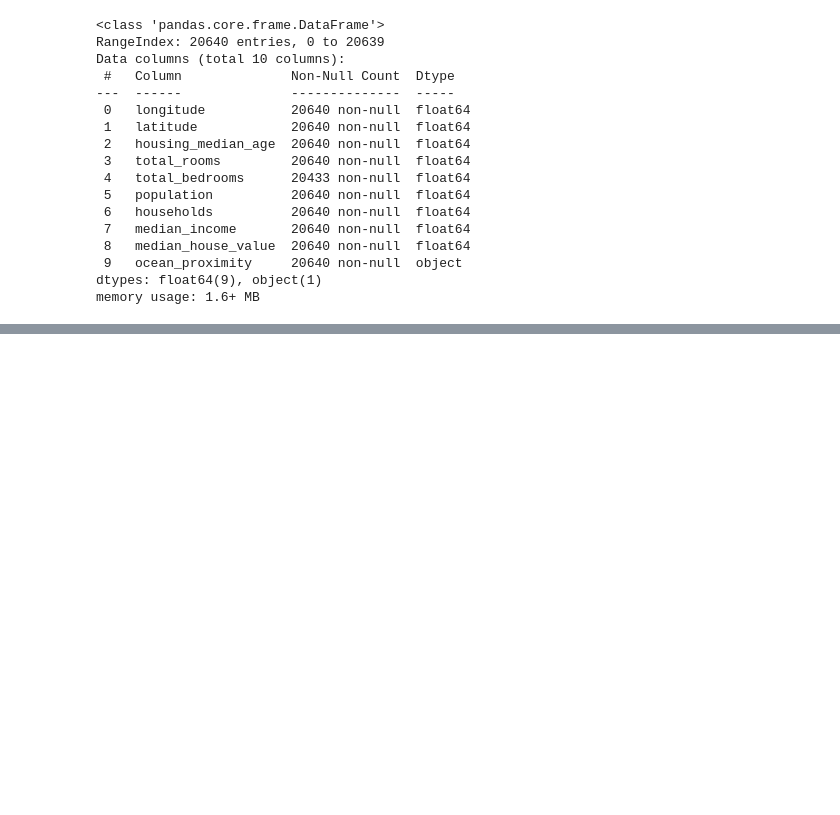
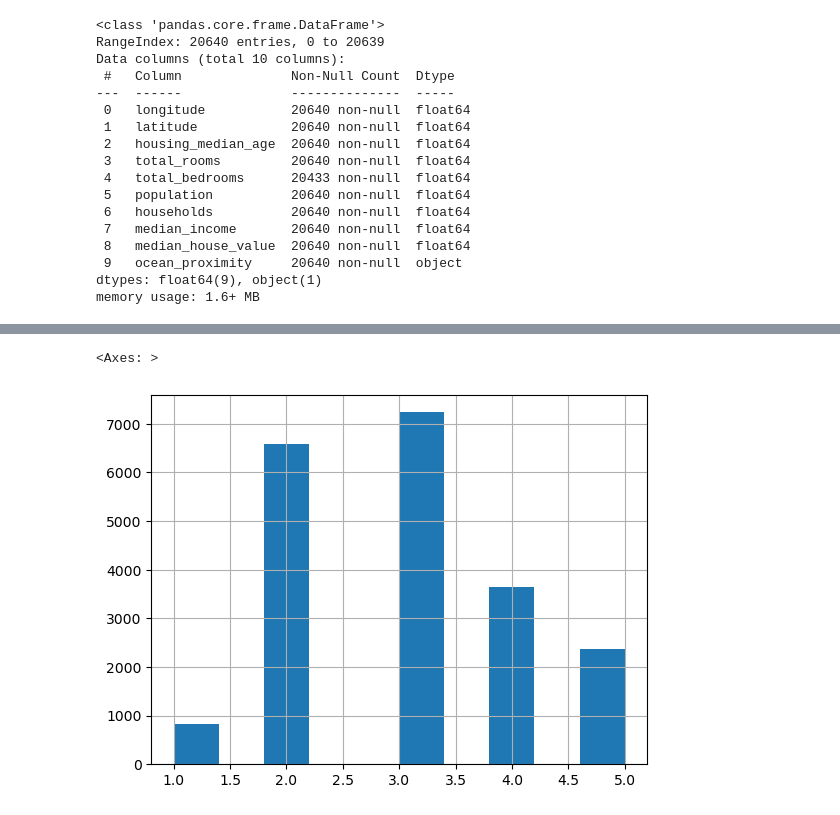
Before and after one commit to kekeli-the-light/ml-beginner, a Jupyter notebook: housing-model.ipynb, the cells around one changed output, grey strips where cells are left out. Saved outputs shown, nothing was run; the diff lists cells and outputs as text; code cells hidden in the pictures; blank space fills up the shorter version.

```diff
--- a/housing-model.ipynb
+++ b/housing-model.ipynb
@@ -74,0 +96,5 @@ housing["income_cat"] = pd.cut(housing["median_income"],
+# %%
+housing["income_cat"].hist()
+# %% [output]
+<Axes: >
+[figure, added]
```
Also changed, not shown: parts of 36 cells of this notebook.
